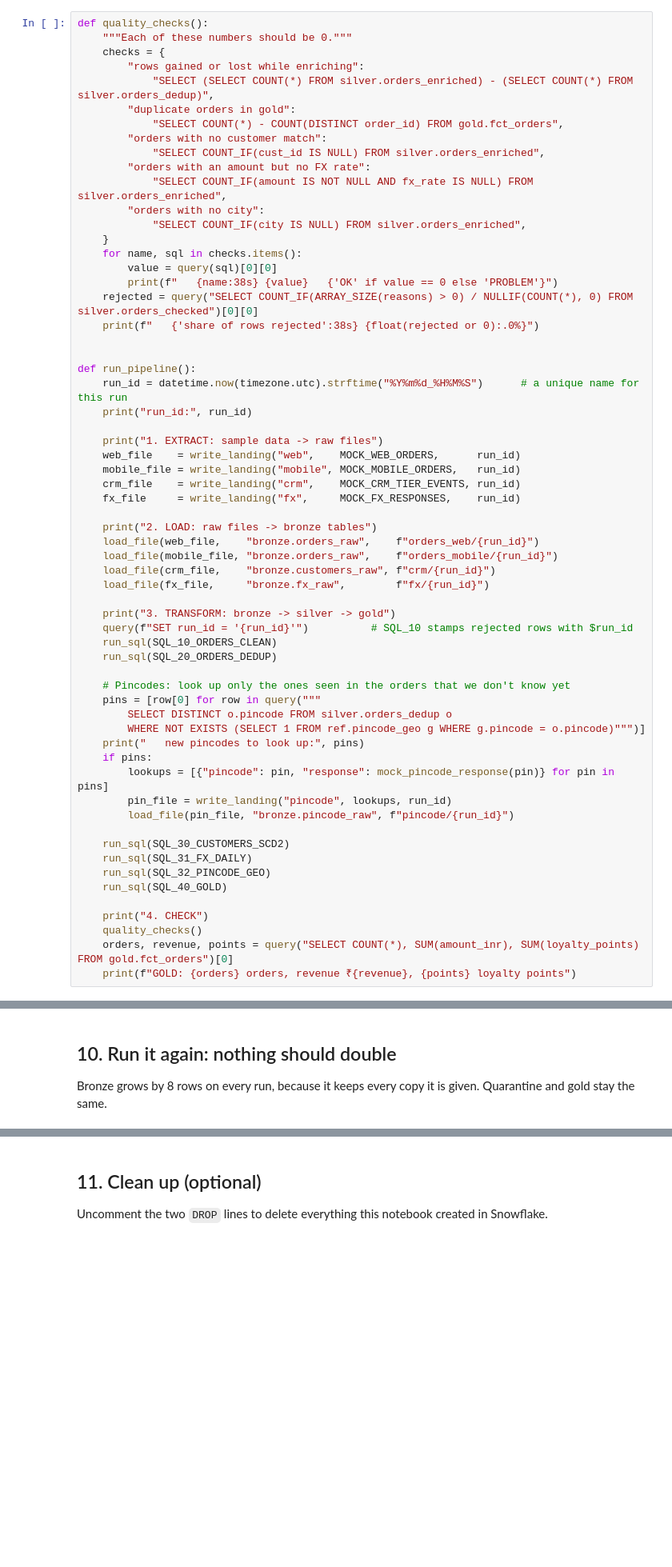
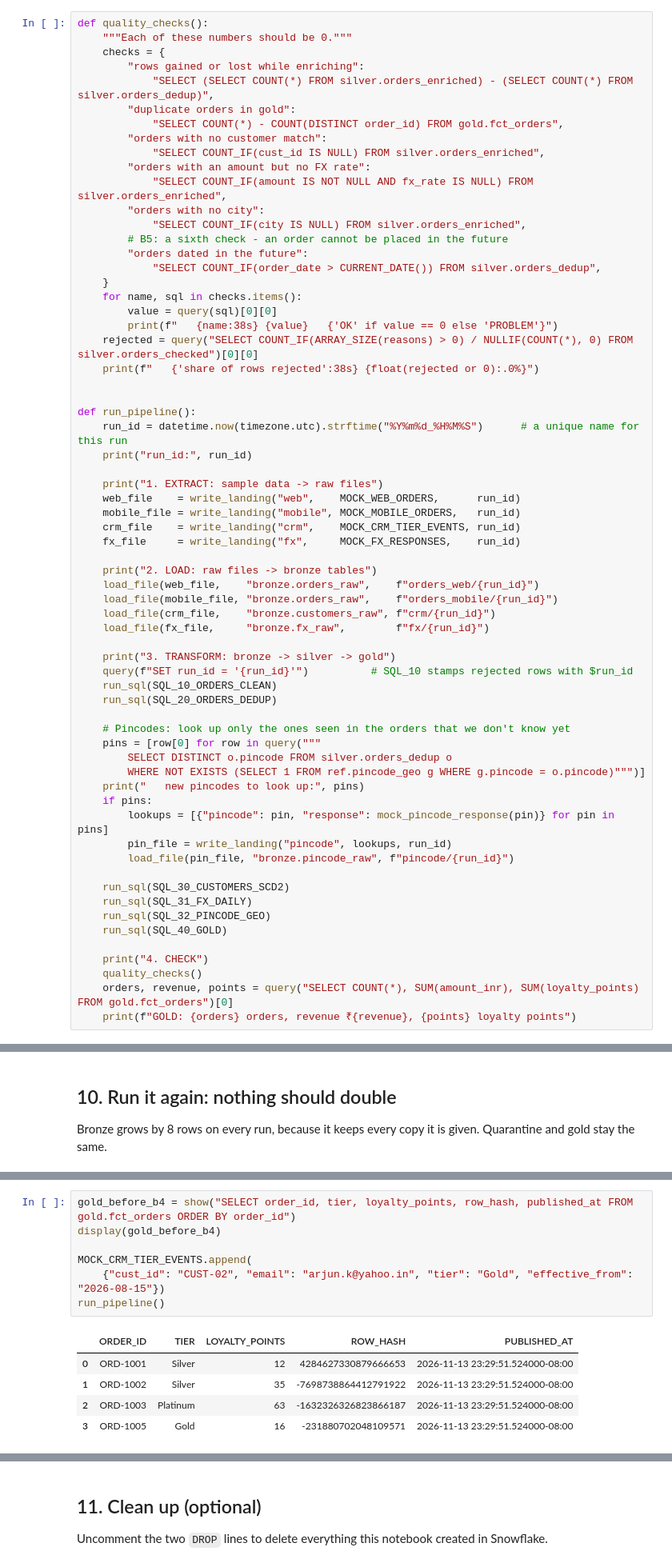
Before and after one commit to Arisex96/freshcart-pipelines, a Jupyter notebook: elt/freshcart_elt.ipynb, the cells around one changed output, grey strips where cells are left out. Shown at 80% size. Cells and saved outputs as stored; diff of their text form; blank space fills up the shorter version.

```diff
--- a/elt/freshcart_elt.ipynb
+++ b/elt/freshcart_elt.ipynb
@@ -558,6 +558,9 @@ def quality_checks():
             "SELECT COUNT_IF(amount IS NOT NULL AND fx_rate IS NULL) FROM silver.orders_enriched",
         "orders with no city":
             "SELECT COUNT_IF(city IS NULL) FROM silver.orders_enriched",
+        # B5: a sixth check - an order cannot be placed in the future
+        "orders dated in the future":
+            "SELECT COUNT_IF(order_date > CURRENT_DATE()) FROM silver.orders_dedup",
     }
     for name, sql in checks.items():
         value = query(sql)[0][0]
@@ -787,0 +989,13 @@ GOLD: 4 orders, revenue ₹7785.00, 126 loyalty points
+# %%
+gold_before_b4 = show("SELECT order_id, tier, loyalty_points, row_hash, published_at FROM gold.fct_orders ORDER BY order_id")
+display(gold_before_b4)
+
+MOCK_CRM_TIER_EVENTS.append(
+    {"cust_id": "CUST-02", "email": "arjun.k@yahoo.in", "tier": "Gold", "effective_from": "2026-08-15"})
+run_pipeline()
+# %% [output]
+|  | ORDER_ID | TIER | LOYALTY_POINTS | ROW_HASH | PUBLISHED_AT |
+| 0 | ORD-1001 | Silver | 12 | 4284627330879666653 | 2026-11-13 23:29:51.524000-08:00 |
+| 1 | ORD-1002 | Silver | 35 | -7698738864412791922 | 2026-11-13 23:29:51.524000-08:00 |
+| 2 | ORD-1003 | Platinum | 63 | -1632326326823866187 | 2026-11-13 23:29:51.524000-08:00 |
+| 3 | ORD-1005 | Gold | 16 | -231880702048109571 | 2026-11-13 23:29:51.524000-08:00 |
```
Also changed, not shown: parts of 35 cells of this notebook.
